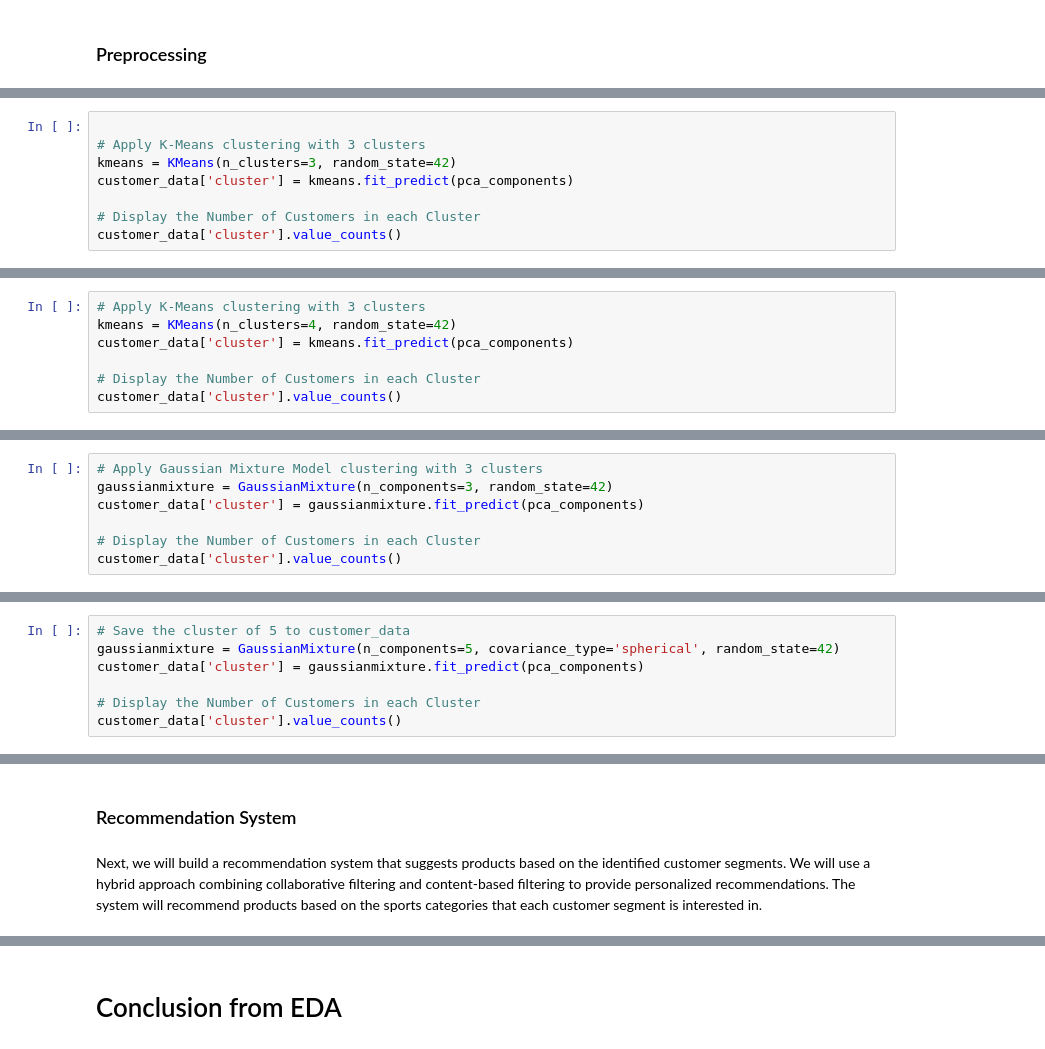
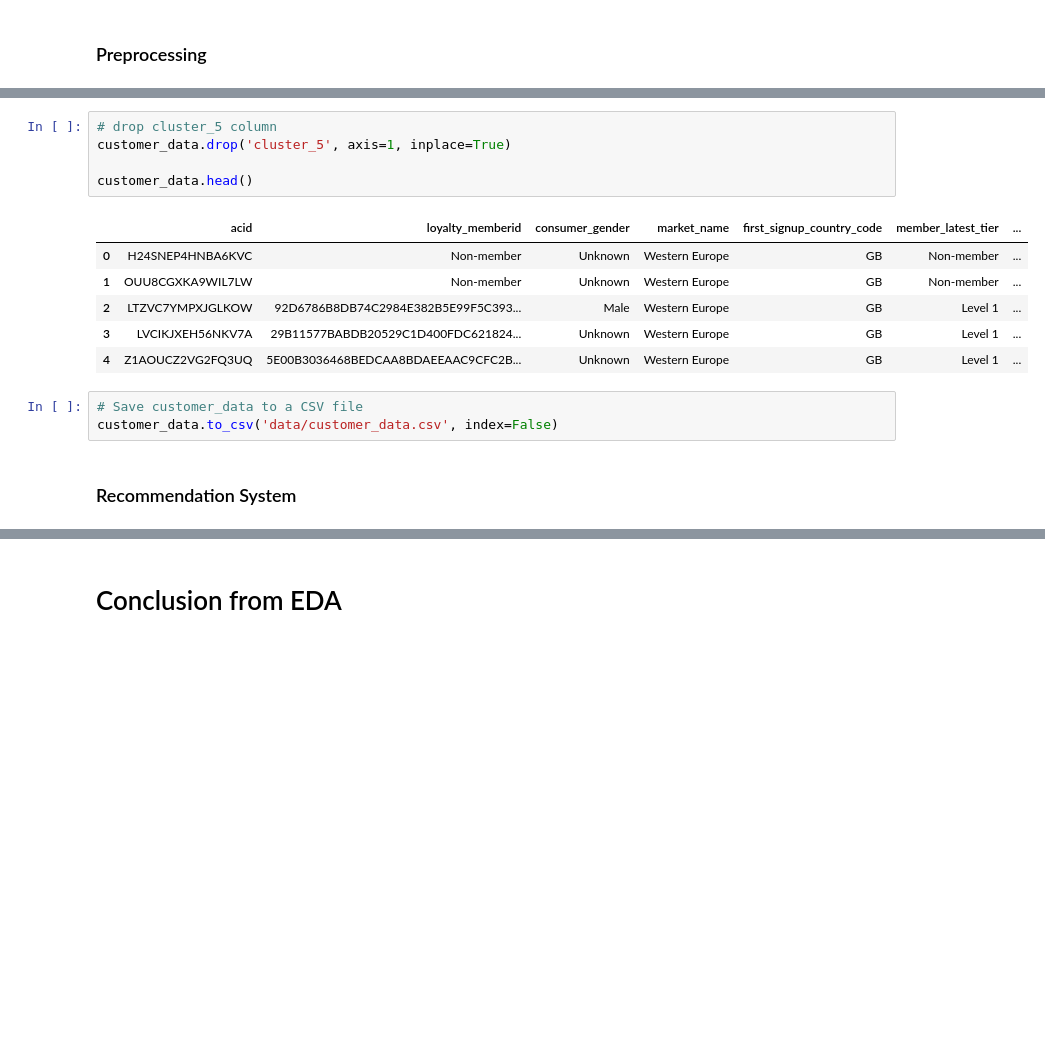
Before and after one commit to mbuvimuia/AdidasSmartRecs, a Jupyter notebook: notebook.ipynb, the cells around one changed output, grey strips where cells are left out. Cells and saved outputs as stored; diff of their text form; blank space fills up the shorter version.

```diff
--- a/notebook.ipynb
+++ b/notebook.ipynb
@@ -845,8 +793,0 @@ Based on both the Elbow Method and the Silhouette Score, 3 or 4 clusters appear
-# %%
-
-# Apply K-Means clustering with 3 clusters
-kmeans = KMeans(n_clusters=3, random_state=42)
-customer_data['cluster'] = kmeans.fit_predict(pca_components)
-
-# Display the Number of Customers in each Cluster
-customer_data['cluster'].value_counts()
@@ -863,7 +793,0 @@ Let's increase the number of clusters to 4 to see if we can achieve a more balan
-# %%
-# Apply K-Means clustering with 3 clusters
-kmeans = KMeans(n_clusters=4, random_state=42)
-customer_data['cluster'] = kmeans.fit_predict(pca_components)
-
-# Display the Number of Customers in each Cluster
-customer_data['cluster'].value_counts()
@@ -923,7 +793,0 @@ Based on the Elbow Method and Silhouette Score, 3 clusters appear to be optimal
-# %%
-# Apply Gaussian Mixture Model clustering with 3 clusters
-gaussianmixture = GaussianMixture(n_components=3, random_state=42)
-customer_data['cluster'] = gaussianmixture.fit_predict(pca_components)
-
-# Display the Number of Customers in each Cluster
-customer_data['cluster'].value_counts()
@@ -1063,7 +793,0 @@ Key Takeaways:
-# %%
-# Save the cluster of 5 to customer_data
-gaussianmixture = GaussianMixture(n_components=5, covariance_type='spherical', random_state=42)
-customer_data['cluster'] = gaussianmixture.fit_predict(pca_components)
-
-# Display the Number of Customers in each Cluster
-customer_data['cluster'].value_counts()
@@ -1088,4 +851,17 @@ customer_data.head()
+# %%
+# drop cluster_5 column
+customer_data.drop('cluster_5', axis=1, inplace=True)
+
+customer_data.head()
+# %% [output]
+|  | acid | loyalty_memberid | consumer_gender | market_name | first_signup_country_code | member_latest_tier | ... |
+| 0 | H24SNEP4HNBA6KVC | Non-member | Unknown | Western Europe | GB | Non-member | ... |
+| 1 | OUU8CGXKA9WIL7LW | Non-member | Unknown | Western Europe | GB | Non-member | ... |
+| 2 | LTZVC7YMPXJGLKOW | 92D6786B8DB74C2984E382B5E99F5C393... | Male | Western Europe | GB | Level 1 | ... |
+| 3 | LVCIKJXEH56NKV7A | 29B11577BABDB20529C1D400FDC621824... | Unknown | Western Europe | GB | Level 1 | ... |
+| 4 | Z1AOUCZ2VG2FQ3UQ | 5E00B3036468BEDCAA8BDAEEAAC9CFC2B... | Unknown | Western Europe | GB | Level 1 | ... |
+# %%
+# Save customer_data to a CSV file
+customer_data.to_csv('data/customer_data.csv', index=False)
 # %% [markdown]
 ### Recommendation System
-# %% [markdown]
-Next, we will build a recommendation system that suggests products based on the identified customer segments. We will use a hybrid approach combining collaborative filtering and content-based filtering to provide personalized recommendations. The system will recommend products based on the sports categories that each customer segment is interested in.
```
Also changed, not shown: parts of 76 cells of this notebook, 1 other file.
